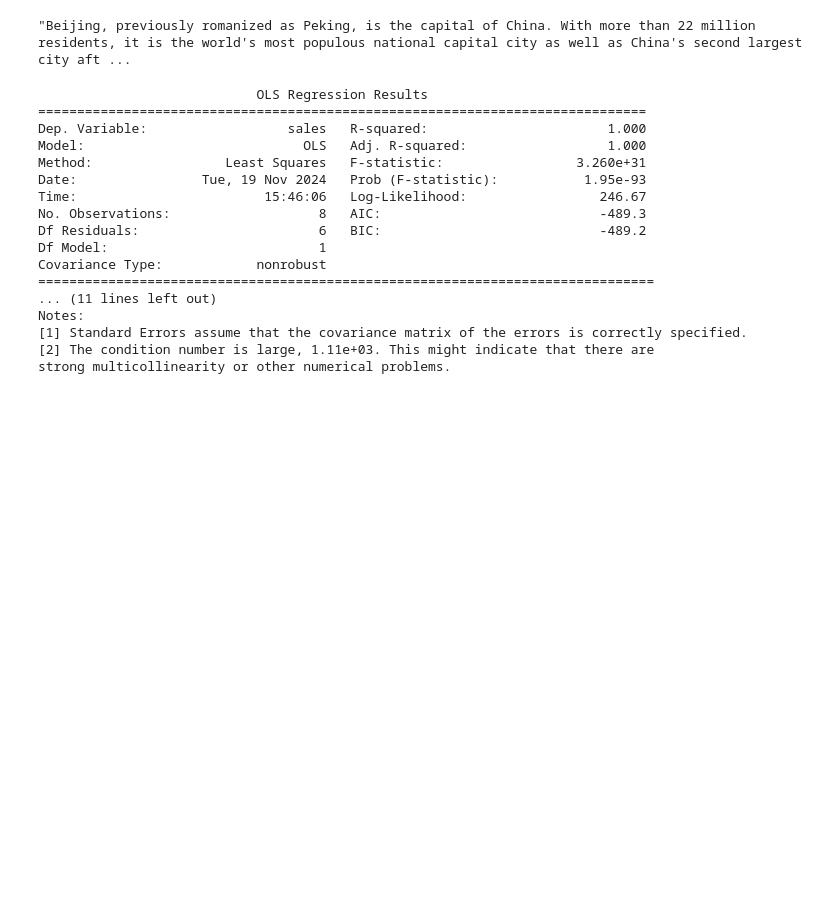
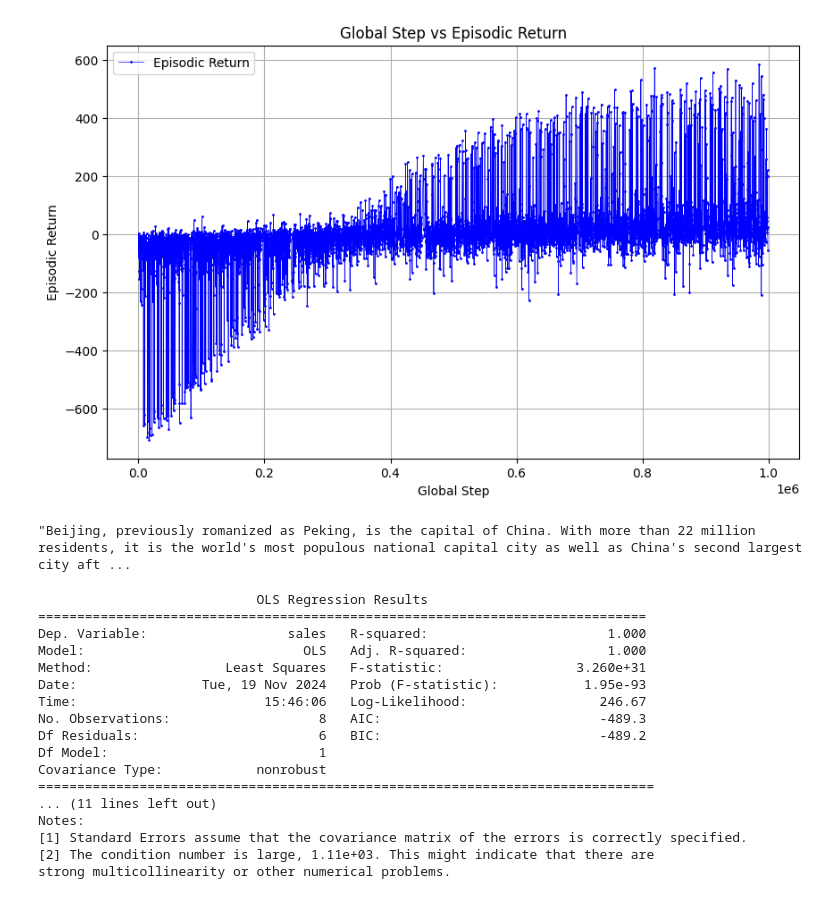
Before and after one commit to HuangHaoyu1997/MEABM, a Jupyter notebook: test.ipynb, the cells around one changed output. Drawn from its saved outputs; the diff is of its cells as text; code cells hidden in the pictures; blank space fills up the shorter version.

```diff
--- a/test.ipynb
+++ b/test.ipynb
@@ -1,3 +1,40 @@
+# %%
+import re
+import matplotlib.pyplot as plt
+
+# 假设您的数据存储在一个TXT文件中
+file_path = "ttt.txt"  # 替换为您的文件路径
+
+# 初始化列表存储数据
+global_steps = []
+episodic_returns = []
+
+# 读取文件并解析数据
+with open(file_path, "r") as file:
+    for line in file:
+        # 使用正则表达式提取 global_step 和 episodic_return 的第一个数字
+        match = re.search(r"global_step=(\d+), episodic_return=\[([-\d.]+)", line)
+        if match:
+            global_step = int(match.group(1))  # 提取 global_step
+            episodic_return = float(match.group(2))  # 提取 episodic_return 的第一个数字
+            global_steps.append(global_step)
+            episodic_returns.append(episodic_return)
+
+# 绘制曲线
+plt.figure(figsize=(10, 6))
+plt.plot(global_steps, episodic_returns, marker='o', ms=1, linestyle='-', color='b', label='Episodic Return', linewidth=0.5)
+
+# 设置图表标题和轴标签
+plt.title("Global Step vs Episodic Return")
+plt.xlabel("Global Step")
+plt.ylabel("Episodic Return")
+plt.grid(True)
+plt.legend()
+
+# 显示图表
+plt.show()
+# %% [output]
+[figure, added]
 # %%
 from langchain.retrievers import WikipediaRetriever
 retriever = WikipediaRetriever(load_all_available_meta=True)
```
Also changed, not shown: 13 other files.
